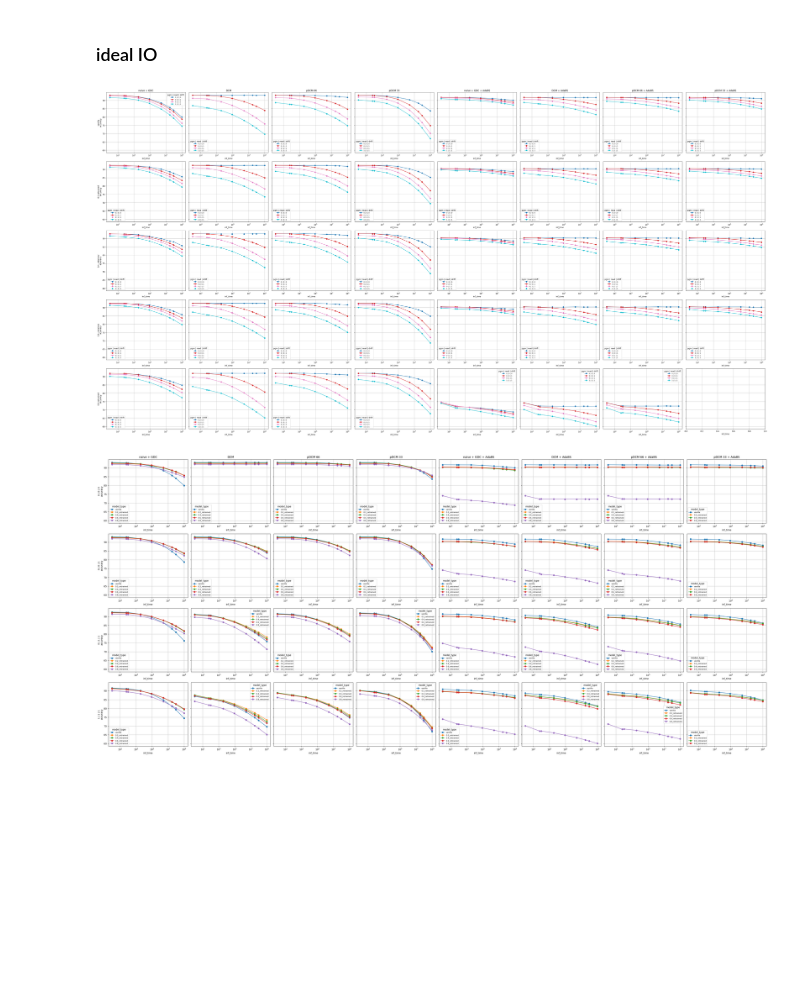
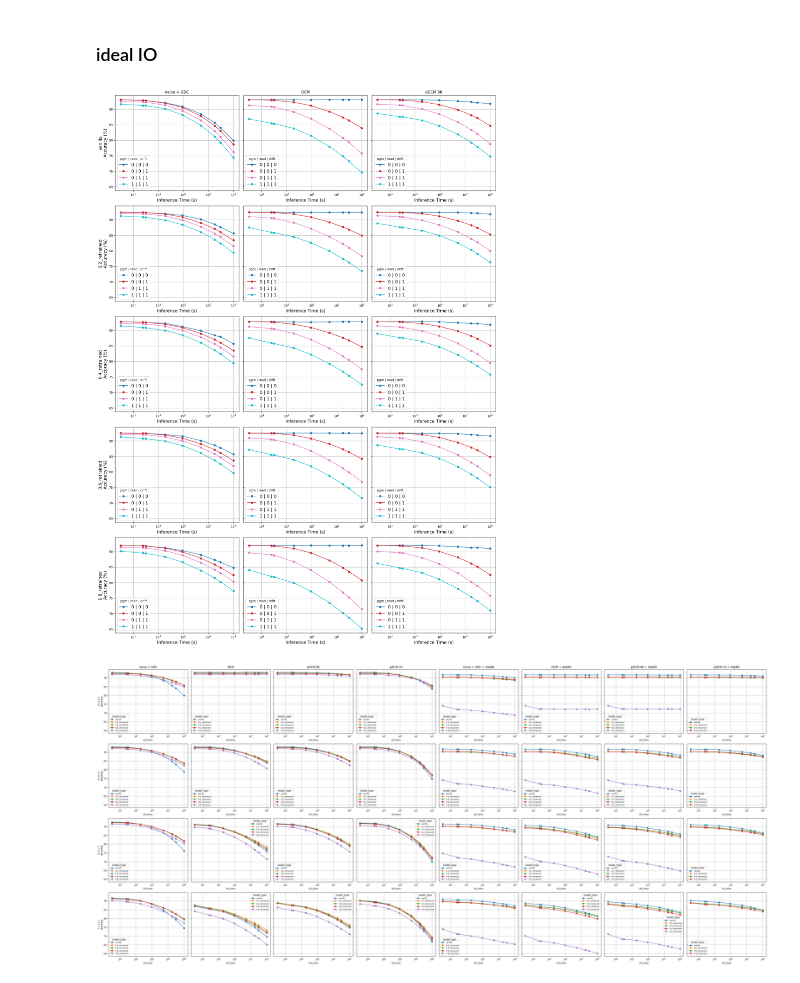
Before and after one commit to PRAM-weight-biasing/PRAM-weight-biasing, a Jupyter notebook: z_data_processing/260407_acc_plot-noisegrid.ipynb, the cells around one changed output. Cells and saved outputs as stored; diff of their text form; code cells hidden in the pictures; blank space fills up the shorter version.

```diff
--- a/z_data_processing/260407_acc_plot-noisegrid.ipynb
+++ b/z_data_processing/260407_acc_plot-noisegrid.ipynb
@@ -48,41 +48,41 @@ conditions = [
         & (df_filtered['distortion_f'].astype(str) == '0.333')
         & is_missing_like(df_filtered['AdaBS'])
     ),
-        (
-        'pDCM 33',
-        (df_filtered['mapping_method'] == 'DCM')
-        & (df_filtered['alpha'].astype(str) == '0.024')
-        & (df_filtered['distortion_f'].astype(str) == '0.667')
-        & is_missing_like(df_filtered['AdaBS'])
-    ),
-    (
-        'naive + GDC + AdaBS',
-        (df_filtered['mapping_method'] == 'naive')
-        & (df_filtered['alpha'] == 'GDC')
-        & is_missing_like(df_filtered['distortion_f'])
-        & (~is_missing_like(df_filtered['AdaBS']))
-    ),
-    (
-        'DCM + AdaBS',
-        (df_filtered['mapping_method'] == 'DCM')
-        & (df_filtered['alpha'].astype(str) == '0.024')
-        & (df_filtered['distortion_f'].astype(str) == '0')
-        & (~is_missing_like(df_filtered['AdaBS']))
-    ),
-    (
-        'pDCM 66 + AdaBS',
-        (df_filtered['mapping_method'] == 'DCM')
-        & (df_filtered['alpha'].astype(str) == '0.024')
-        & (df_filtered['distortion_f'].astype(str) == '0.333')
-        & (~is_missing_like(df_filtered['AdaBS']))
-    ),
-    (
-        'pDCM 33 + AdaBS',
-        (df_filtered['mapping_method'] == 'DCM')
-        & (df_filtered['alpha'].astype(str) == '0.024')
-        & (df_filtered['distortion_f'].astype(str) == '0.667')
-        & (~is_missing_like(df_filtered['AdaBS']))
-    ),
+        # (
+    #     'pDCM 33',
+    #     (df_filtered['mapping_method'] == 'DCM')
+    #     & (df_filtered['alpha'].astype(str) == '0.024')
+    #     & (df_filtered['distortion_f'].astype(str) == '0.667')
+    #     & is_missing_like(df_filtered['AdaBS'])
+    # ),
+    # (
+    #     'naive + GDC + AdaBS',
+    #     (df_filtered['mapping_method'] == 'naive')
+    #     & (df_filtered['alpha'] == 'GDC')
+    #     & is_missing_like(df_filtered['distortion_f'])
+    #     & (~is_missing_like(df_filtered['AdaBS']))
+    # ),
+    # (
+    #     'DCM + AdaBS',
+    #     (df_filtered['mapping_method'] == 'DCM')
+    #     & (df_filtered['alpha'].astype(str) == '0.024')
+    #     & (df_filtered['distortion_f'].astype(str) == '0')
+    #     & (~is_missing_like(df_filtered['AdaBS']))
+    # ),
+    # (
+    #     'pDCM 66 + AdaBS',
+    #     (df_filtered['mapping_method'] == 'DCM')
+    #     & (df_filtered['alpha'].astype(str) == '0.024')
+    #     & (df_filtered['distortion_f'].astype(str) == '0.333')
+    #     & (~is_missing_like(df_filtered['AdaBS']))
+    # ),
+    # (
+    #     'pDCM 33 + AdaBS',
+    #     (df_filtered['mapping_method'] == 'DCM')
+    #     & (df_filtered['alpha'].astype(str) == '0.024')
+    #     & (df_filtered['distortion_f'].astype(str) == '0.667')
+    #     & (~is_missing_like(df_filtered['AdaBS']))
+    # ),
 ]
 
 noise_cols = ['pgm_noise_scale', 'read_noise_scale', 'drift_noise_scale']
@@ -122,37 +122,37 @@ for row_idx, model_type in enumerate(model_types):
         ].sort_values('inf_time')
 
         for noise_label in all_noise_labels:
             line_df = subset[subset['noise_label'] == noise_label].sort_values('inf_time')
             if line_df.empty:
                 continue
 
             ax.plot(
                 line_df['inf_time'],
                 line_df['accuracy'],
                 marker='o',
                 label=noise_label,
                 color=color_map[noise_label]
             )
 
         if row_idx == 0:
             ax.set_title(condition_name)
 
-        ax.set_xlabel('inf_time')
+        ax.set_xlabel('Inference Time (s)', fontsize=14)
         ax.grid(True)
 
         if subset['inf_time'].gt(0).any():
             ax.set_xscale('log')
 
         if col_idx == 0:
-            ax.set_ylabel(f'{model_type}\naccuracy')
+            ax.set_ylabel(f'{model_type}\nAccuracy (%)', fontsize=14)
 
         if not subset.empty:
-            ax.legend(title='pgm | read | drift', fontsize=8)
+            ax.legend(title='pgm | read | drift', fontsize=14)
 
 plt.tight_layout()
 plt.show()
 # %% [output]
-[figure, old version]
+[figure, new version]
 # %%
 import matplotlib.pyplot as plt
 import numpy as np
```
Also changed, not shown: parts of 1 cell of this notebook, 5 other files.
